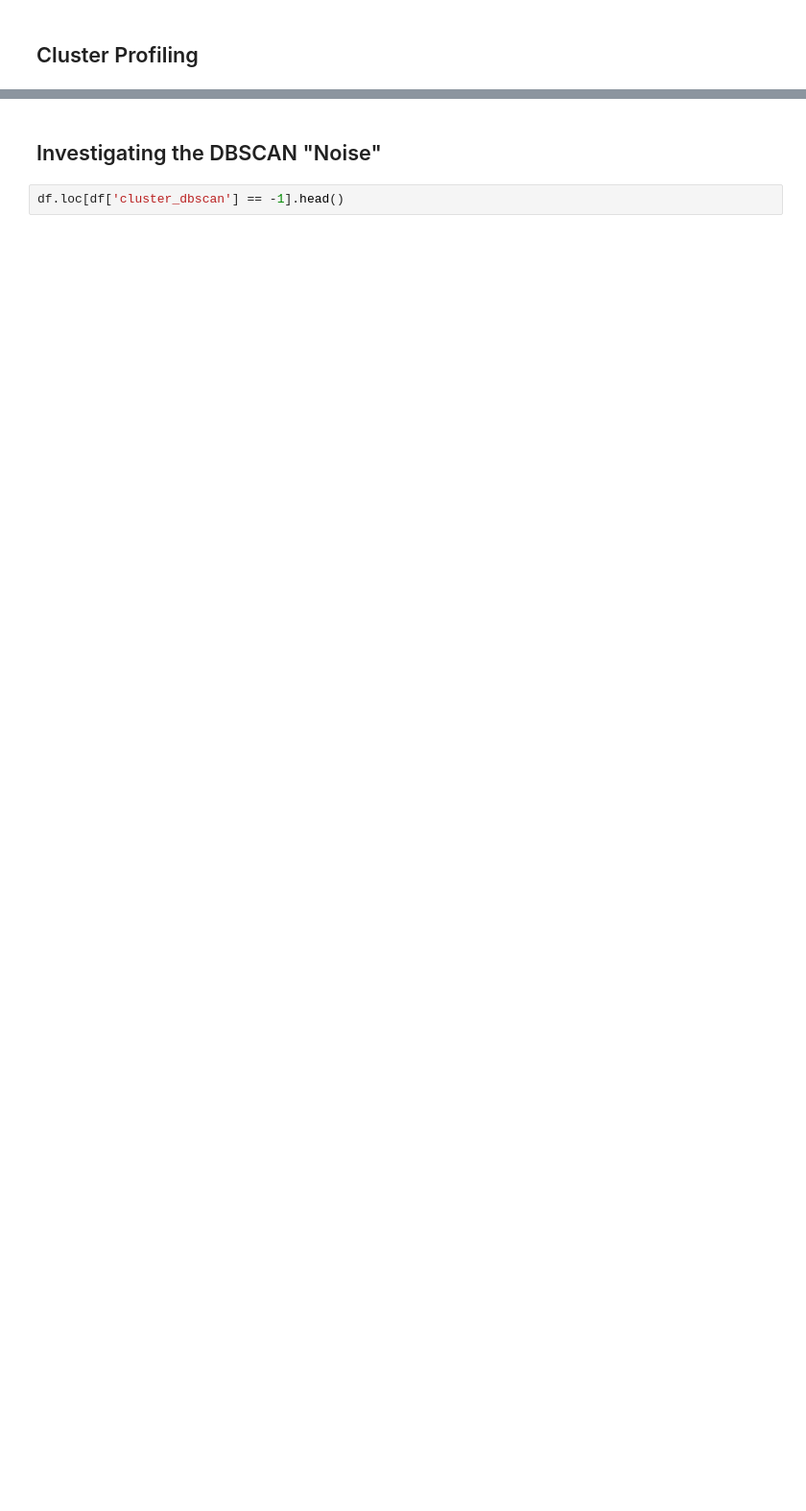
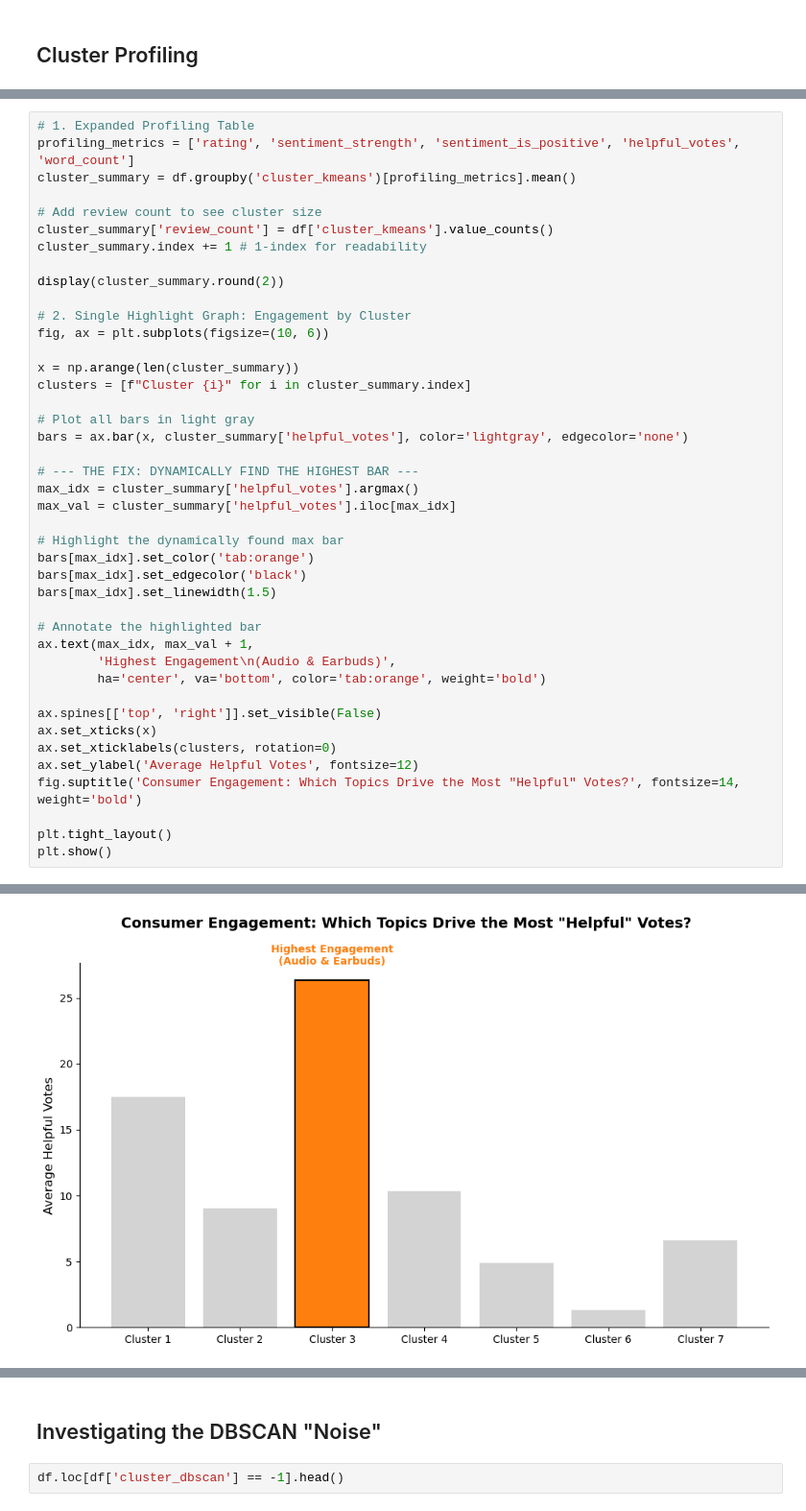
Before and after one commit to TheDetective14/helpful-review-identifier, a Jupyter notebook: data_LSA_clustering.ipynb, the cells around one changed output, grey strips where cells are left out. Shown at 96% size. Saved outputs shown, nothing was run; the diff lists cells and outputs as text; blank space fills up the shorter version.

Commit message:
Improved Clustering Section

```diff
--- a/data_LSA_clustering.ipynb
+++ b/data_LSA_clustering.ipynb
@@ -1032,0 +1023,43 @@ Cluster 2 has the highest mean helpful_votes. Usually, very long, detailed revie
+# %%
+# 1. Expanded Profiling Table
+profiling_metrics = ['rating', 'sentiment_strength', 'sentiment_is_positive', 'helpful_votes', 'word_count']
+cluster_summary = df.groupby('cluster_kmeans')[profiling_metrics].mean()
+
+# Add review count to see cluster size
+cluster_summary['review_count'] = df['cluster_kmeans'].value_counts()
+cluster_summary.index += 1 # 1-index for readability
+
+display(cluster_summary.round(2))
+
+# 2. Single Highlight Graph: Engagement by Cluster
+fig, ax = plt.subplots(figsize=(10, 6))
+
+x = np.arange(len(cluster_summary))
+clusters = [f"Cluster {i}" for i in cluster_summary.index]
+
+# Plot all bars in light gray
+bars = ax.bar(x, cluster_summary['helpful_votes'], color='lightgray', edgecolor='none')
+
+# --- THE FIX: DYNAMICALLY FIND THE HIGHEST BAR ---
+max_idx = cluster_summary['helpful_votes'].argmax()
+max_val = cluster_summary['helpful_votes'].iloc[max_idx]
+
+# Highlight the dynamically found max bar
+bars[max_idx].set_color('tab:orange')
+bars[max_idx].set_edgecolor('black')
+bars[max_idx].set_linewidth(1.5)
+
+# Annotate the highlighted bar
+ax.text(max_idx, max_val + 1,
+        'Highest Engagement\n(Audio & Earbuds)',
+        ha='center', va='bottom', color='tab:orange', weight='bold')
+
+ax.spines[['top', 'right']].set_visible(False)
+ax.set_xticks(x)
+ax.set_xticklabels(clusters, rotation=0)
+ax.set_ylabel('Average Helpful Votes', fontsize=12)
+fig.suptitle('Consumer Engagement: Which Topics Drive the Most "Helpful" Votes?', fontsize=14, weight='bold')
+
+plt.tight_layout()
+plt.show()
+# %% [output]
@@ -1032,0 +1075 @@ Cluster 2 has the highest mean helpful_votes. Usually, very long, detailed revie
+[figure, added]
```
Also changed, not shown: parts of 6 cells of this notebook.
